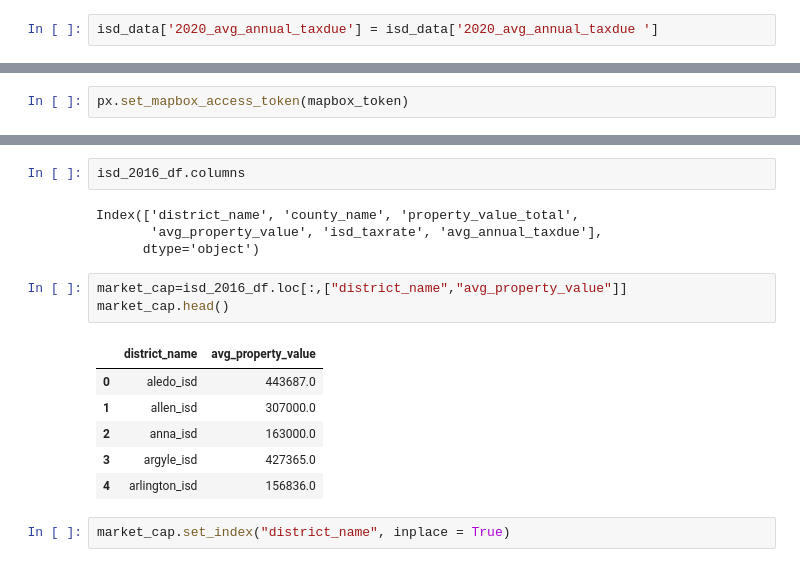
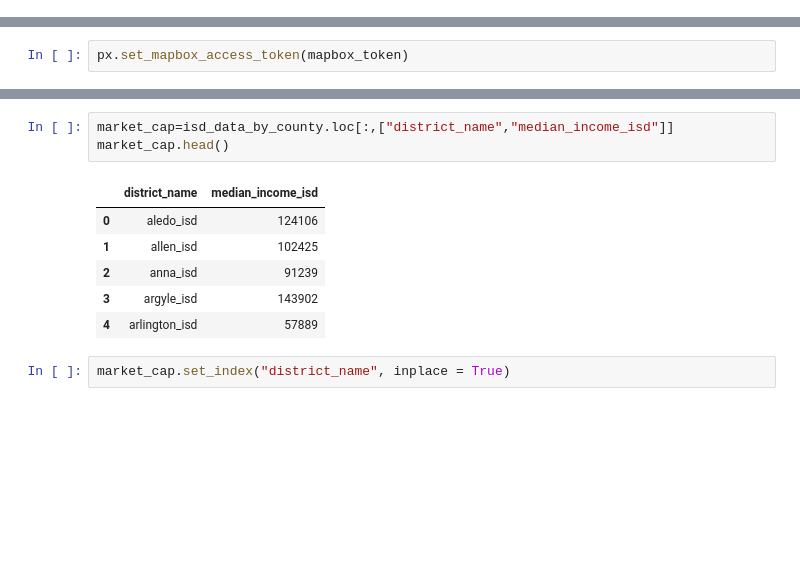
Before and after one commit to rimpi1612/DFW-Real-Estate-and-ISD-s, a Jupyter notebook: ISD_Base_House_Price_Analysis.ipynb, the cells around one changed output, grey strips where cells are left out. Cells and saved outputs as stored; diff of their text form; blank space fills up the shorter version.

```diff
--- a/ISD_Base_House_Price_Analysis.ipynb
+++ b/ISD_Base_House_Price_Analysis.ipynb
@@ -271,2 +266,0 @@ isd_2019_df.head()
-# %%
-isd_data['2020_avg_annual_taxdue'] = isd_data['2020_avg_annual_taxdue ']
@@ -445,19 +425,13 @@ map_plot.show()
-# %%
-isd_2016_df.columns
-# %% [output]
-Index(['district_name', 'county_name', 'property_value_total',
-       'avg_property_value', 'isd_taxrate', 'avg_annual_taxdue'],
-      dtype='object')
 # %%
-market_cap=isd_2016_df.loc[:,["district_name","avg_property_value"]]
+market_cap=isd_data_by_county.loc[:,["district_name","median_income_isd"]]
 market_cap.head()
 # %% [output]
-|  | district_name | avg_property_value |
-| 0 | aledo_isd | 443687.0 |
-| 1 | allen_isd | 307000.0 |
-| 2 | anna_isd | 163000.0 |
-| 3 | argyle_isd | 427365.0 |
-| 4 | arlington_isd | 156836.0 |
+|  | district_name | median_income_isd |
+| 0 | aledo_isd | 124106 |
+| 1 | allen_isd | 102425 |
+| 2 | anna_isd | 91239 |
+| 3 | argyle_isd | 143902 |
+| 4 | arlington_isd | 57889 |
 # %%
 market_cap.set_index("district_name", inplace = True)
 # %%
```
Also changed, not shown: parts of 104 cells of this notebook.
